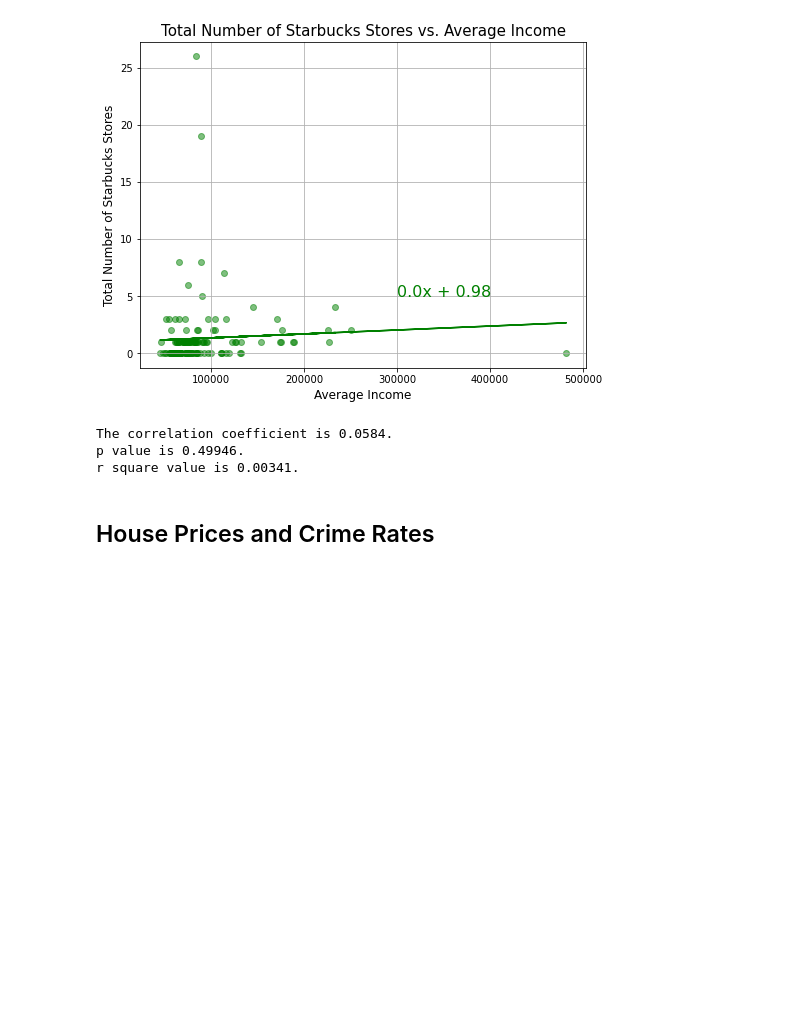
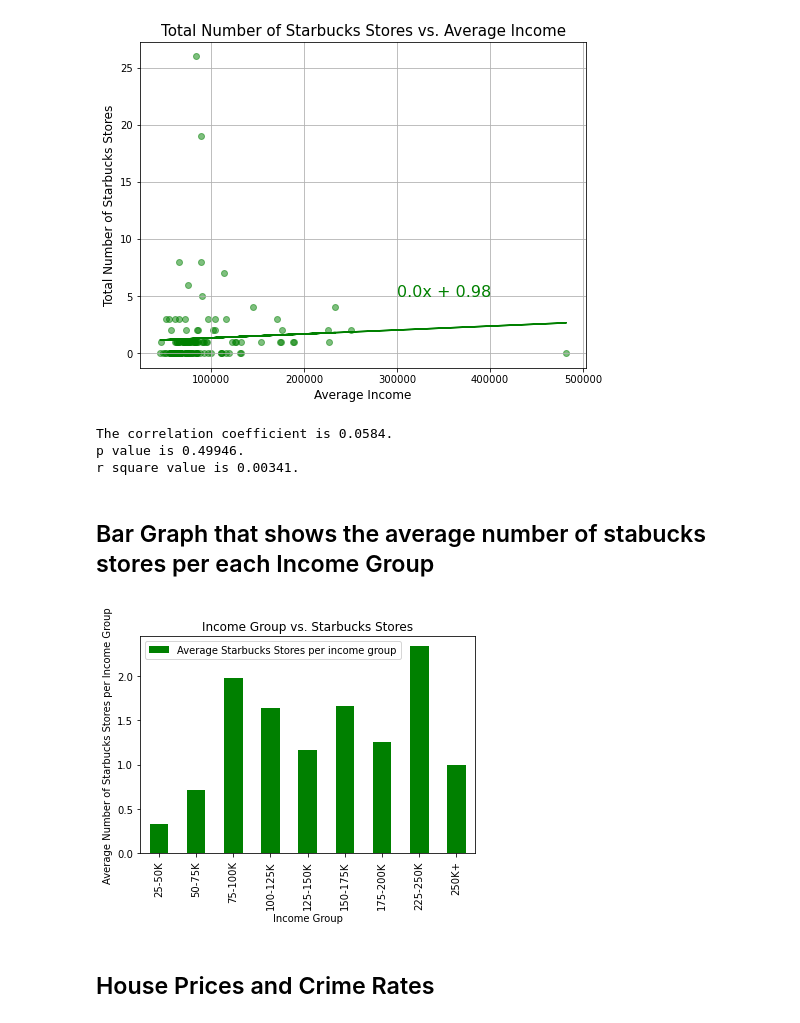
Before and after one commit to saif-gorges/GTA-Crime-and-Income-Analysis, a Jupyter notebook: Final Analysis.ipynb, the cells around one changed output. Cells and saved outputs as stored; diff of their text form; code cells hidden in the pictures; blank space fills up the shorter version.

```diff
--- a/Final Analysis.ipynb
+++ b/Final Analysis.ipynb
@@ -273,6 +279,34 @@ linear_regression_plot(final_avg_income, final_sb, avg_income_label, starbucks_l
 The correlation coefficient is 0.0584.
 p value is 0.49946.
 r square value is 0.00341.
+# %% [markdown]
+## Bar Graph that shows the average number of stabucks stores per each Income Group
+# %%
+#Fetch sum of each crime type for each Income Range
+sb_grouped_df =sorted_df.groupby(["Income Group"], sort=False)['Number of Starbucks Stores'].sum()
+
+sb_neighbourhood_dict = {
+    'Total Number of Starbucks per Neighbourhood' : sb_grouped_df,
+    'Number of Neighbourhoods per income group' : count_neighborhood_df
+}
+
+sb_neighbourhood_df = pd.DataFrame(sb_neighbourhood_dict)
+
+#Divide each crime rate with Neighborhood count so as to find values per neighborhood
+sb_neighbourhood_df["Average Starbucks Stores per income group"] = (sb_neighbourhood_df["Total Number of Starbucks per Neighbourhood"])/(sb_neighbourhood_df["Number of Neighbourhoods per income group"])
+sb_neighbourhood_df.dropna(how='any', inplace=True)
+
+sb_neighbourhood_df.plot(kind='bar', y='Average Starbucks Stores per income group', color='green')
+plt.title("Income Group vs. Starbucks Stores")
+plt.xlabel("Income Group")
+plt.ylabel("Average Number of Starbucks Stores per Income Group")
+plt.xticks(rotation=90)
+plt.tight_layout
+
+plt.savefig("Images/Income_Group_and_Avg_Starbucks")
+plt.show()
+# %% [output]
+[figure, added]
 # %% [markdown]
 ## House Prices and Crime Rates
 # %%
```
Also changed, not shown: parts of 4 cells of this notebook, 6 other files.
